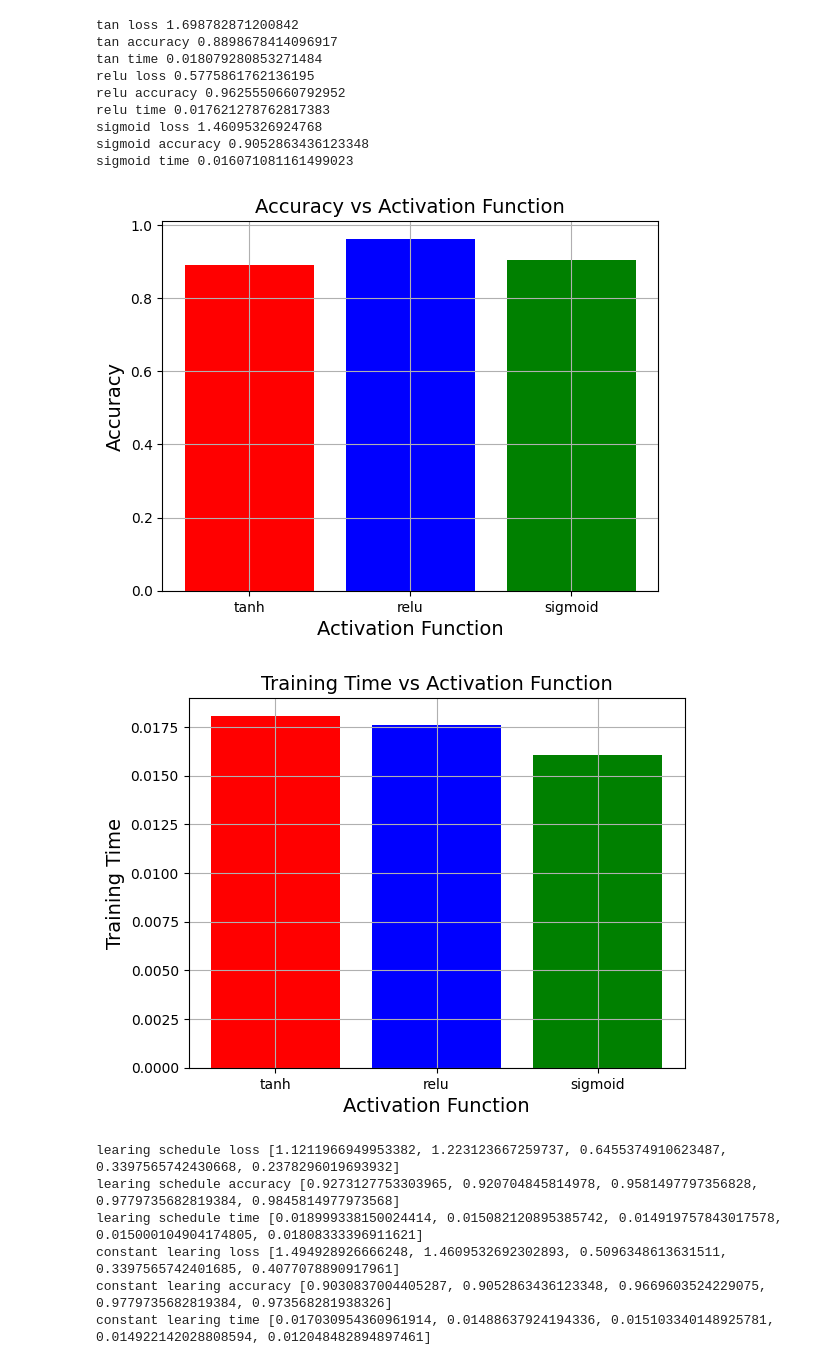
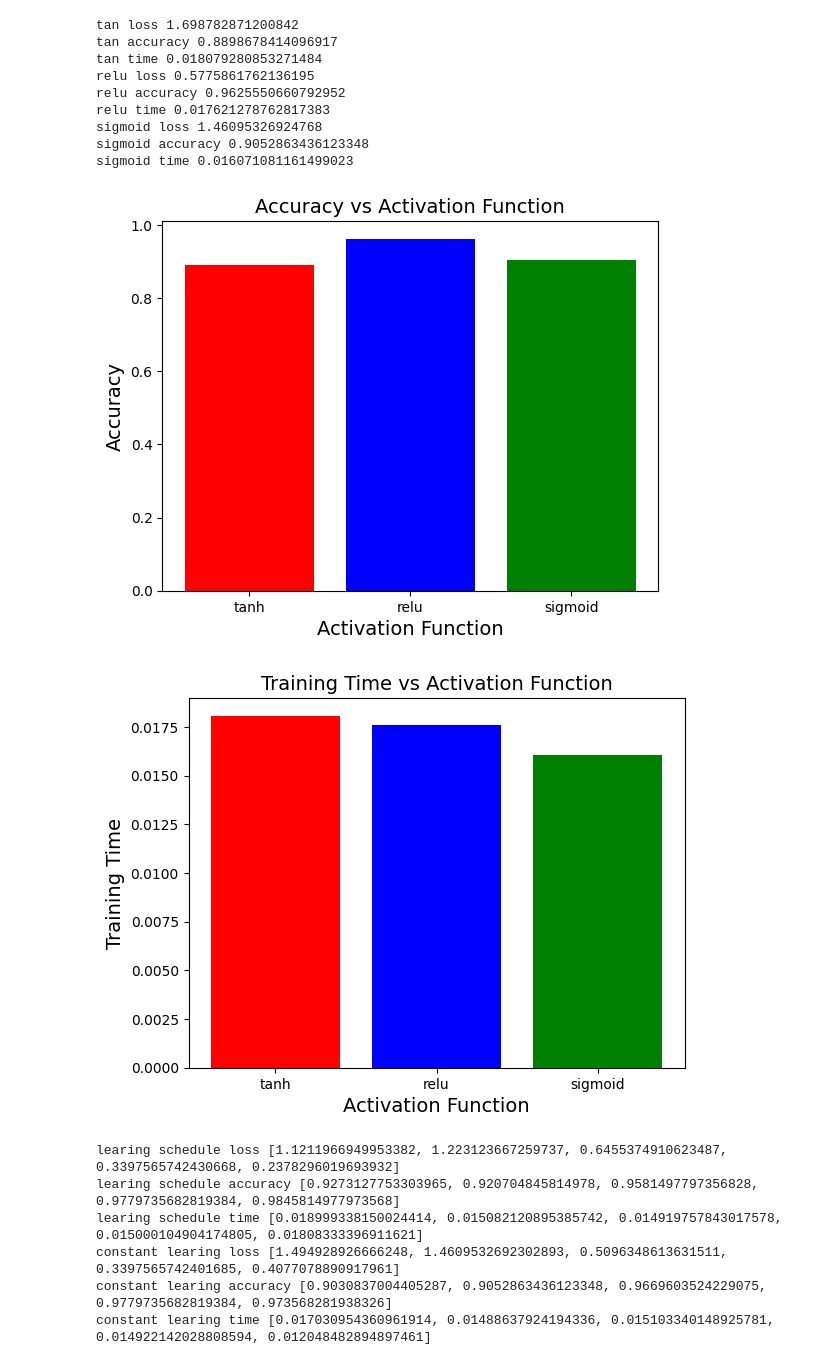
Before and after one commit to Rida-and-Bhavika-Swag-Codes/F20BC-ANN, a Jupyter notebook: Preprocessing.ipynb, the cells around one changed output. Saved outputs shown, nothing was run; the diff lists cells and outputs as text; code cells hidden in the pictures.

Commit message:
remove grids

```diff
--- a/Preprocessing.ipynb
+++ b/Preprocessing.ipynb
@@ -167,19 +167,17 @@ plt.bar(["tanh", "relu", "sigmoid"], [tacc, racc, sacc], color = ["red", "blue",
 plt.title('Accuracy vs Activation Function', fontsize = 14)
 plt.xlabel('Activation Function', fontsize = 14)
 plt.ylabel('Accuracy', fontsize = 14)
-plt.grid(True)
 plt.show()
 # %% [output]
-[figure, old version]
+[figure, new version]
 # %%
 plt.bar(["tanh", "relu", "sigmoid"], [ttime, rtime, st], color = ["red", "blue", "green"])
 plt.title('Training Time vs Activation Function', fontsize = 14)
 plt.xlabel('Activation Function', fontsize = 14)
 plt.ylabel('Training Time', fontsize = 14)
-plt.grid(True)
 plt.show()
 # %% [output]
-[figure, old version]
+[figure, new version]
 # %%
 lr = [0.01, 0.05, 0.1, 0.5, 1.0]
 
```
